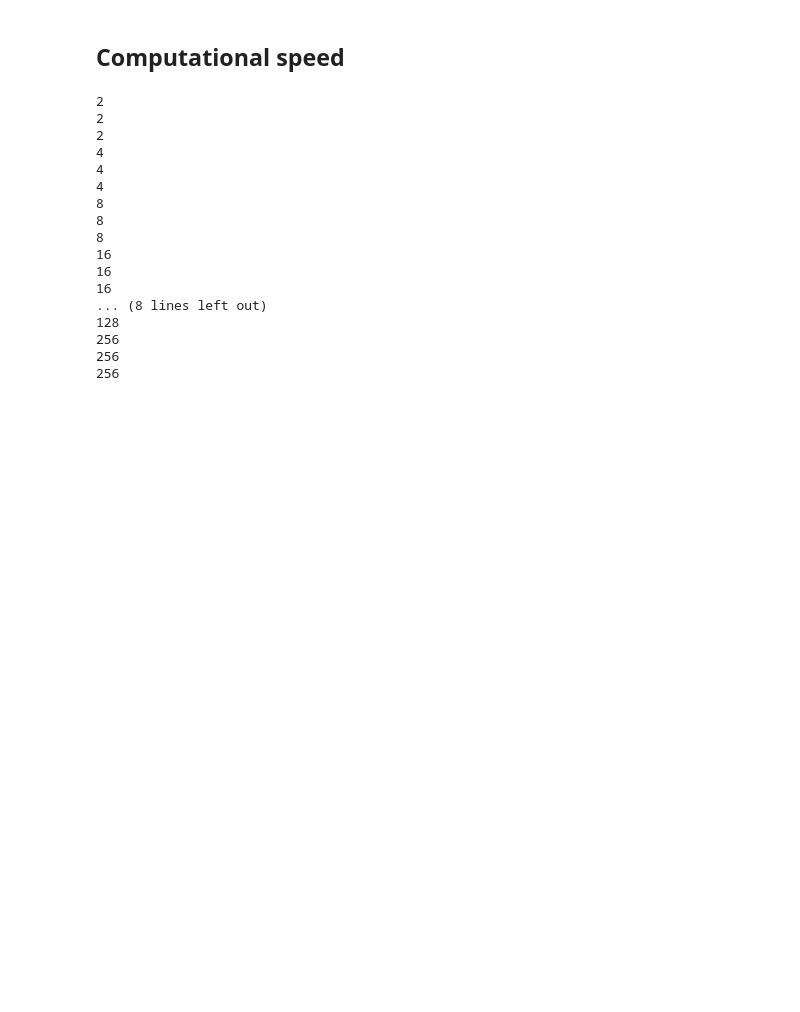
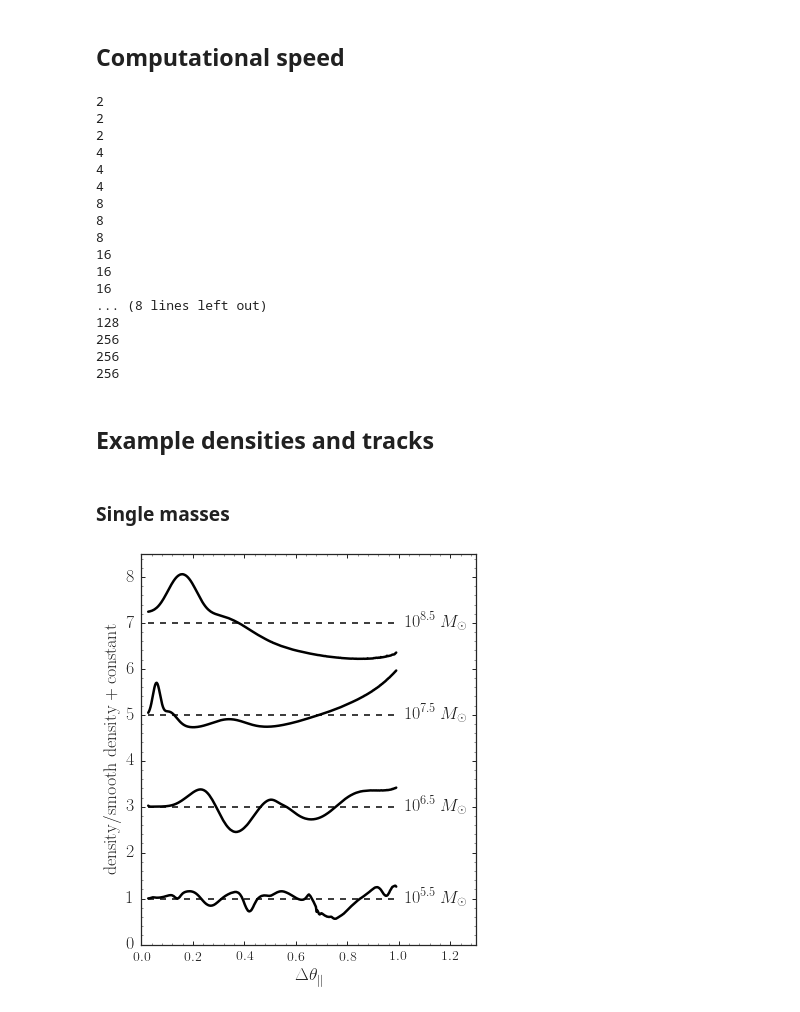
Before and after one commit to jobovy/streamgap-pepper, a Jupyter notebook: meanOperpAndApproxImpacts.ipynb, the cells around one changed output. Saved outputs shown, nothing was run; the diff lists cells and outputs as text; code cells hidden in the pictures; blank space fills up the shorter version.

Commit message:
Add figures with example density and tracks for the GD1-like stream

```diff
--- a/meanOperpAndApproxImpacts.ipynb
+++ b/meanOperpAndApproxImpacts.ipynb
@@ -14,7 +14,7 @@ import statsmodels.api as sm
 lowess = sm.nonparametric.lowess
 %pylab inline
 from matplotlib.ticker import NullFormatter, FuncFormatter
-save_figures= True
+save_figures= False
 # %% [output]
 Populating the interactive namespace from numpy and matplotlib
 # %% [markdown]
@@ -528,3 +528,7 @@ gca().xaxis.set_major_formatter(formatter)
 gcf().subplots_adjust(left=0.175,bottom=0.15,right=0.95,top=0.95)
 if save_figures:
     bovy_plot.bovy_end_print(os.path.join(os.getenv('PAPERSDIR'),'2016-stream-stats','gd1likeMulti_compTime.pdf'))
+# %% [markdown]
+## Example densities and tracks
+# %% [markdown]
+### Single masses
@@ -530,0 +546,37 @@ if save_figures:
+# %%
+dens_example= []
+omega_example= []
+# Perform some simulations, for different mass ranges
+numpy.random.seed(3)
+nexample= 4
+masses= [5.5,6.5,7.5,8.5]
+for ii in range(nexample):
+    # Sampling functions
+    sample_GM= lambda: 10.**(masses[ii]-10.)\
+            /bovy_conversion.mass_in_1010msol(V0,R0)
+    rate= dNencdm(sdf_pepper,10.**masses[ii],Xrs=Xrs,
+                                       plummer=plummer)
+    sdf_pepper.simulate(rate=rate,sample_GM=sample_GM,sample_rs=sample_rs,Xrs=Xrs)
+    densOmega= numpy.array([sdf_pepper._densityAndOmega_par_approx(a) for a in apars]).T
+    dens_example.append(densOmega[0])
+    omega_example.append(densOmega[1])
+# %%
+bovy_plot.bovy_print(axes_labelsize=18.,xtick_labelsize=14.,ytick_labelsize=18.)
+figsize(6,7)
+overplot= False
+for ii in range(nexample):
+    bovy_plot.bovy_plot(apars,dens_example[ii]/dens_unp+2.*ii,lw=2.5,
+                        color='k',
+                        xrange=[0.,1.3],
+                        yrange=[0.,2.*nexample+0.5],
+                        xlabel=r'$\Delta \theta_\parallel$',
+                        ylabel=r'$\mathrm{density}/\mathrm{smooth\ density}+\mathrm{constant}$',
+                        overplot=overplot)
+    plot(apars,apars*0.+1.+2.*ii,lw=1.5,color='k',ls='--',zorder=0)
+    bovy_plot.bovy_text(1.025,1.+2.*ii,r'$10^{%.1f}\,M_\odot$' % masses[ii],verticalalignment='center',size=18.)
+    overplot=True
+if save_figures:
+    bovy_plot.bovy_end_print(os.path.join(os.getenv('PAPERSDIR'),'2016-stream-stats',
+                                          'gd1like_densexample_singlemasses.pdf'))
+# %% [output]
+[figure, added]
```
Also changed, not shown: parts of 8 cells of this notebook.
